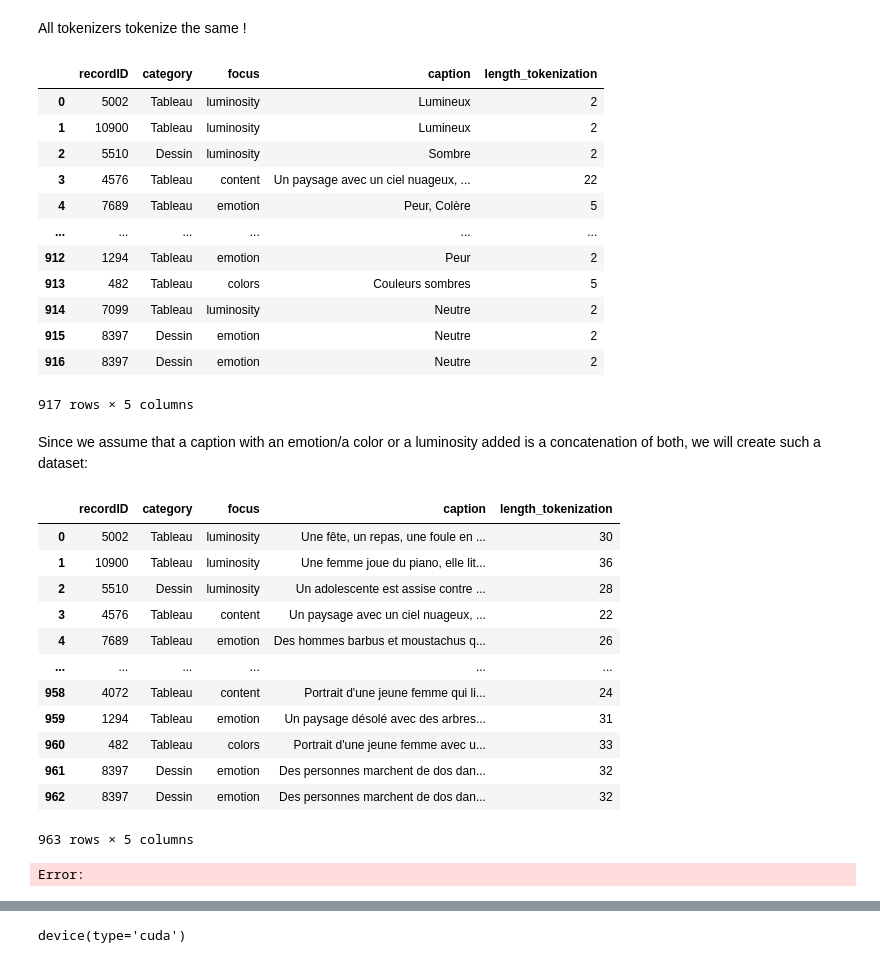
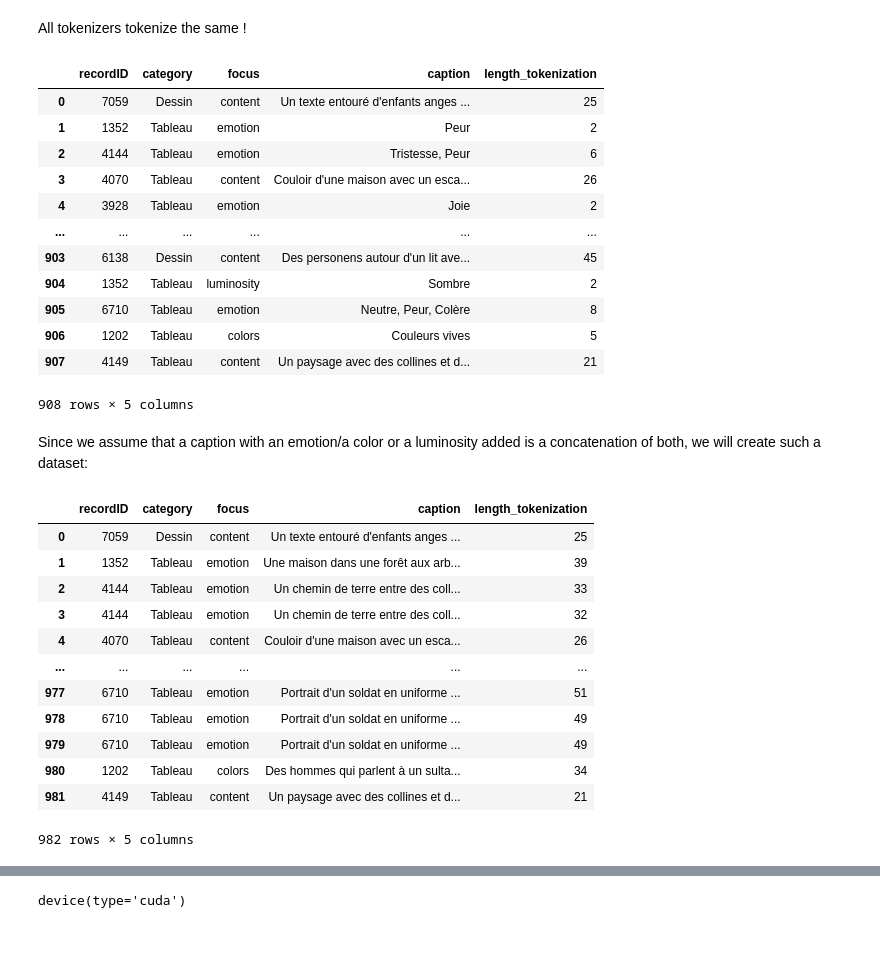
Before and after one commit to on-victorrijks/Museum-Search-Engine, a Jupyter notebook: public/notebooks/analyze_set.ipynb, the cells around one changed output, grey strips where cells are left out. Cells and saved outputs as stored; diff of their text form; code cells hidden in the pictures.

```diff
--- a/public/notebooks/analyze_set.ipynb
+++ b/public/notebooks/analyze_set.ipynb
@@ -25,12 +25,15 @@ IMAGES_FOLDER = PARENT + os.getenv("IMAGES_FOLDER")
 
 RECORD_IDS_TESTING_SET = PARENT + os.getenv("RECORD_IDS_TESTING_SET")
 RECORD_IDS_VALIDATION_SET = PARENT + os.getenv("RECORD_IDS_VALIDATION_SET")
+RECORD_IDS_TRAINING_SET = PARENT + os.getenv("RECORD_IDS_TRAINING_SET")
 
 WRITTEN_CAPTIONS_TESTING_SET = PARENT + os.getenv("WRITTEN_CAPTIONS_TESTING_SET")
 WRITTEN_CAPTIONS_VALIDATION_SET = PARENT + os.getenv("WRITTEN_CAPTIONS_VALIDATION_SET")
+WRITTEN_CAPTIONS_TRAINING_SET = PARENT + os.getenv("WRITTEN_CAPTIONS_TRAINING_SET")
 
 MERGED_DATA_VALIDATION_SET = PARENT + os.getenv("MERGED_DATA_VALIDATION_SET")
 MERGED_DATA_TESTING_SET = PARENT + os.getenv("MERGED_DATA_TESTING_SET")
+MERGED_DATA_TRAINING_SET = PARENT + os.getenv("MERGED_DATA_TRAINING_SET")
 # %%
 def fixPath(path):
     return path.replace(".././", "../")
@@ -55,7 +58,14 @@ def get_image_path_from_recordID(recordID):
     return merged_path
 # %%
 setName = "validation"
-DATA = pd.read_csv(WRITTEN_CAPTIONS_VALIDATION_SET) if setName == "validation" else pd.read_csv(WRITTEN_CAPTIONS_TESTING_SET)
+setName = "training"
+DATA = None
+if setName == "validation":
+    DATA = pd.read_csv(WRITTEN_CAPTIONS_VALIDATION_SET)
+elif setName == "testing":
+    DATA = pd.read_csv(WRITTEN_CAPTIONS_TESTING_SET)
+elif setName == "training":
+    DATA = pd.read_csv(WRITTEN_CAPTIONS_TRAINING_SET)
 DATA
 # %% [output]
 |  | recordID | category | focus | caption |
@@ -213,18 +236,18 @@ DATA = DATA.drop(columns=[f"tokenized_{modelName}" for modelName in selected_mod
 DATA
 # %% [output]
 |  | recordID | category | focus | caption | length_tokenization |
-| 0 | 5002 | Tableau | luminosity | Lumineux | 2 |
-| 1 | 10900 | Tableau | luminosity | Lumineux | 2 |
-| 2 | 5510 | Dessin | luminosity | Sombre | 2 |
-| 3 | 4576 | Tableau | content | Un paysage avec un ciel nuageux, ... | 22 |
-| 4 | 7689 | Tableau | emotion | Peur, Colère | 5 |
+| 0 | 7059 | Dessin | content | Un texte entouré d'enfants anges ... | 25 |
+| 1 | 1352 | Tableau | emotion | Peur | 2 |
+| 2 | 4144 | Tableau | emotion | Tristesse, Peur | 6 |
+| 3 | 4070 | Tableau | content | Couloir d'une maison avec un esca... | 26 |
+| 4 | 3928 | Tableau | emotion | Joie | 2 |
 | ... | ... | ... | ... | ... | ... |
-| 912 | 1294 | Tableau | emotion | Peur | 2 |
-| 913 | 482 | Tableau | colors | Couleurs sombres | 5 |
-| 914 | 7099 | Tableau | luminosity | Neutre | 2 |
-| 915 | 8397 | Dessin | emotion | Neutre | 2 |
-| 916 | 8397 | Dessin | emotion | Neutre | 2 |
+| 903 | 6138 | Dessin | content | Des personens autour d'un lit ave... | 45 |
+| 904 | 1352 | Tableau | luminosity | Sombre | 2 |
+| 905 | 6710 | Tableau | emotion | Neutre, Peur, Colère | 8 |
+| 906 | 1202 | Tableau | colors | Couleurs vives | 5 |
+| 907 | 4149 | Tableau | content | Un paysage avec des collines et d... | 21 |
-917 rows × 5 columns
+908 rows × 5 columns
 # %%
 def plot_histogram_per_focus(df, savename):
     # 2x2 plot, one histogram per focus
@@ -338,47 +361,48 @@ for i in tqdm(range(len(DATA))):
         # Split the luminosities by ", "
         luminosities = caption.split(", ")
         luminosities = caption.split(", ")
         luminosities = [edgeCaseLuminosity(luminosity) for luminosity in luminosities]
         # Remove empty strings
         luminosities = list(filter(None, luminosities))
         if len(luminosities)==0:
             # No luminosities specified
             continue
 
         luminosities = ", ".join(luminosities)
 
         mergedCaption = f"{caption_content}, {luminosities}"
         newRow = [
             recordID,
             category,
             focus, # luminosity
             mergedCaption,
             len(tokenizer.encode(mergedCaption))
         ]
         MERGED_DATA.loc[len(MERGED_DATA)] = newRow
 
 # Save the merged data
 if setName=="validation":
     MERGED_DATA.to_csv(MERGED_DATA_VALIDATION_SET, index=False)
+elif setName=="testing":
+    MERGED_DATA.to_csv(MERGED_DATA_TESTING_SET, index=False)
 else:
-    MERGED_DATA.to_csv(MERGED_DATA_TESTING_SET, index=False)
+    MERGED_DATA.to_csv(MERGED_DATA_TRAINING_SET, index=False)
 
 MERGED_DATA
 # %% [output]
 |  | recordID | category | focus | caption | length_tokenization |
-| 0 | 5002 | Tableau | luminosity | Une fête, un repas, une foule en ... | 30 |
-| 1 | 10900 | Tableau | luminosity | Une femme joue du piano, elle lit... | 36 |
-| 2 | 5510 | Dessin | luminosity | Un adolescente est assise contre ... | 28 |
-| 3 | 4576 | Tableau | content | Un paysage avec un ciel nuageux, ... | 22 |
-| 4 | 7689 | Tableau | emotion | Des hommes barbus et moustachus q... | 26 |
+| 0 | 7059 | Dessin | content | Un texte entouré d'enfants anges ... | 25 |
+| 1 | 1352 | Tableau | emotion | Une maison dans une forêt aux arb... | 39 |
+| 2 | 4144 | Tableau | emotion | Un chemin de terre entre des coll... | 33 |
+| 3 | 4144 | Tableau | emotion | Un chemin de terre entre des coll... | 32 |
+| 4 | 4070 | Tableau | content | Couloir d'une maison avec un esca... | 26 |
 | ... | ... | ... | ... | ... | ... |
-| 958 | 4072 | Tableau | content | Portrait d'une jeune femme qui li... | 24 |
-| 959 | 1294 | Tableau | emotion | Un paysage désolé avec des arbres... | 31 |
-| 960 | 482 | Tableau | colors | Portrait d'une jeune femme avec u... | 33 |
-| 961 | 8397 | Dessin | emotion | Des personnes marchent de dos dan... | 32 |
-| 962 | 8397 | Dessin | emotion | Des personnes marchent de dos dan... | 32 |
+| 977 | 6710 | Tableau | emotion | Portrait d'un soldat en uniforme ... | 51 |
+| 978 | 6710 | Tableau | emotion | Portrait d'un soldat en uniforme ... | 49 |
+| 979 | 6710 | Tableau | emotion | Portrait d'un soldat en uniforme ... | 49 |
+| 980 | 1202 | Tableau | colors | Des hommes qui parlent à un sulta... | 34 |
+| 981 | 4149 | Tableau | content | Un paysage avec des collines et d... | 21 |
-963 rows × 5 columns
+982 rows × 5 columns
-Error:
 # %%
 plot_histogram_per_focus(DATA, "original")
 plot_histogram_per_focus(MERGED_DATA, "merged")
```
Also changed, not shown: parts of 13 cells of this notebook, 34 other files.
